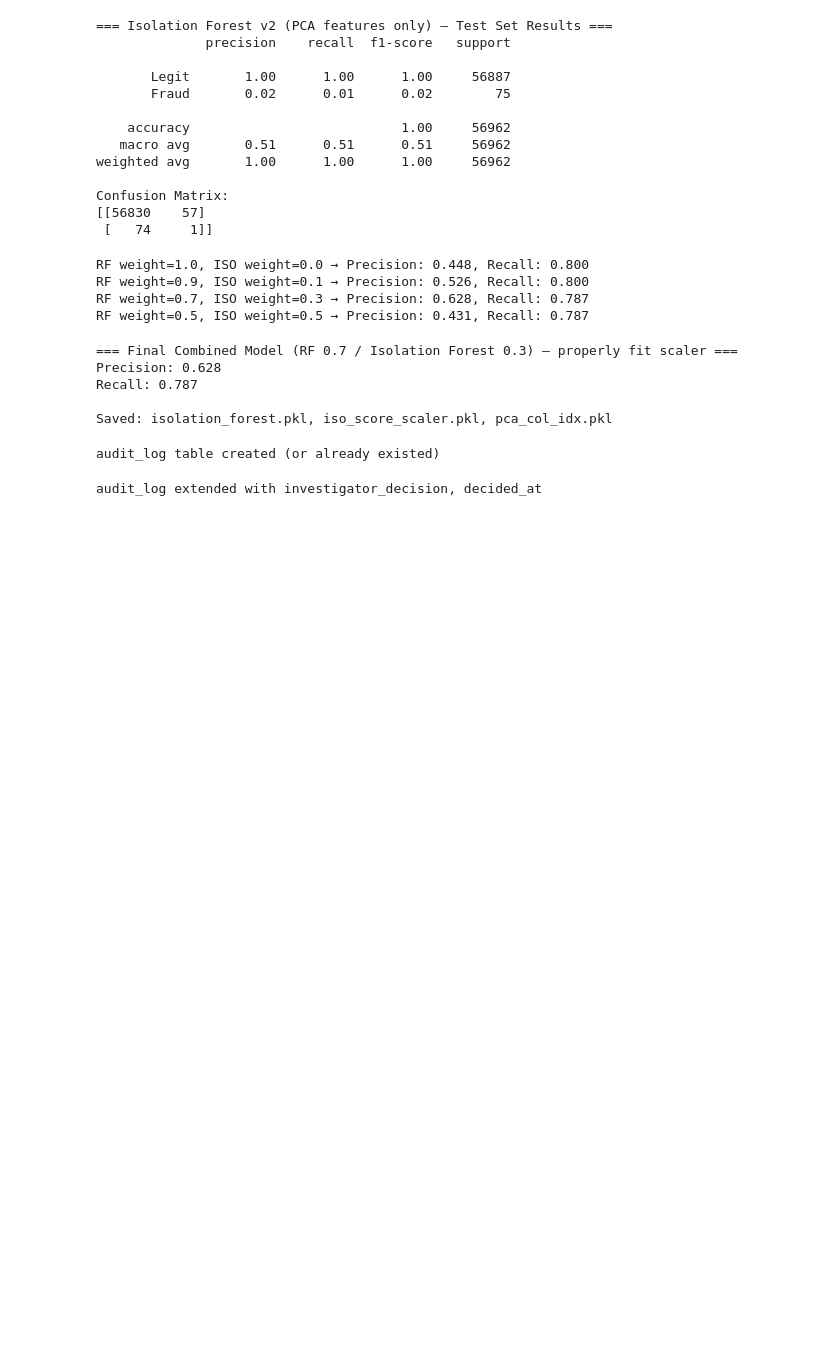
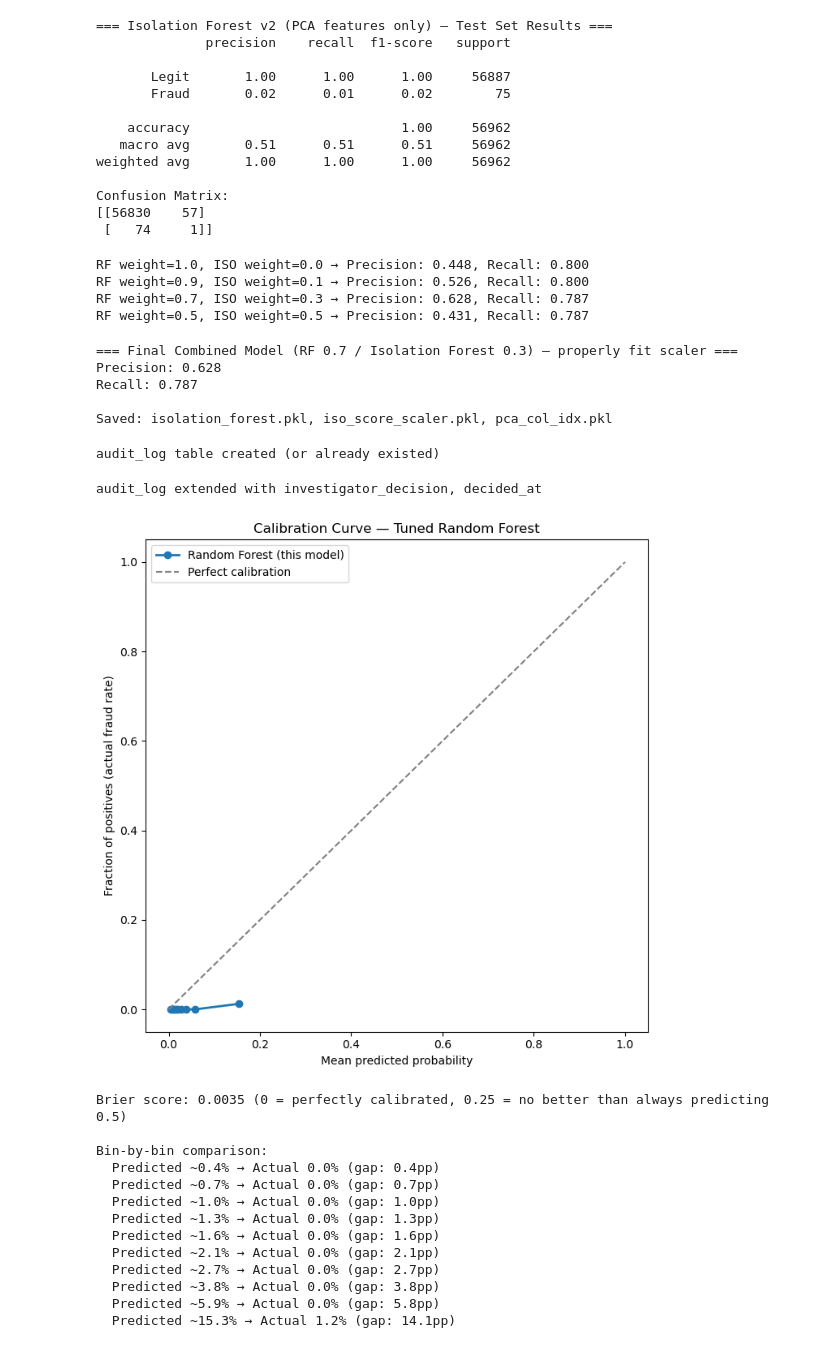
Before and after one commit to Soujanya083/finguard-fraud-detection, a Jupyter notebook: notebooks/03_modeling.ipynb, the cells around one changed output. Drawn from its saved outputs; the diff is of its cells as text; code cells hidden in the pictures; blank space fills up the shorter version.

```diff
--- a/notebooks/03_modeling.ipynb
+++ b/notebooks/03_modeling.ipynb
@@ -713,3 +713,54 @@ with engine.connect() as conn:
 print("audit_log extended with investigator_decision, decided_at")
 # %% [output]
 audit_log extended with investigator_decision, decided_at
+# %%
+# --- Model Calibration Check ---
+# Question: when the model says "70% fraud risk", is it actually right ~70% of the time?
+# A model can have strong precision/recall but still be poorly CALIBRATED --
+# meaning its probability outputs don't reflect true likelihood. This matters
+# a lot for a risk system, since we use probability THRESHOLDS (40%, 80%) to
+# make decisions -- if the scores are miscalibrated, those thresholds don't
+# mean what we think they mean.
+
+from sklearn.calibration import calibration_curve
+import matplotlib.pyplot as plt
+
+# Get the RF's predicted probabilities on the test set (already computed earlier as y_pred_proba_best_rf)
+prob_true, prob_pred = calibration_curve(y_test, y_pred_proba_best_rf, n_bins=10, strategy='quantile')
+
+fig, ax = plt.subplots(figsize=(7, 7))
+ax.plot(prob_pred, prob_true, marker='o', label='Random Forest (this model)', linewidth=2)
+ax.plot([0, 1], [0, 1], linestyle='--', color='gray', label='Perfect calibration')
+ax.set_xlabel('Mean predicted probability')
+ax.set_ylabel('Fraction of positives (actual fraud rate)')
+ax.set_title('Calibration Curve — Tuned Random Forest')
+ax.legend()
+plt.tight_layout()
+plt.savefig('../reports/calibration_curve.png', dpi=120)
+plt.show()
+
+# Quantify the gap: Brier score (lower = better calibrated, 0 = perfect)
+from sklearn.metrics import brier_score_loss
+brier = brier_score_loss(y_test, y_pred_proba_best_rf)
+print(f"Brier score: {brier:.4f} (0 = perfectly calibrated, 0.25 = no better than always predicting 0.5)")
+
+print("\nBin-by-bin comparison:")
+for pt, pp in zip(prob_true, prob_pred):
+    gap = abs(pt - pp)
+    flag = " ⚠️ notable gap" if gap > 0.15 else ""
+    print(f"  Predicted ~{pp*100:.1f}% → Actual {pt*100:.1f}% (gap: {gap*100:.1f}pp){flag}")
+# %% [output]
+[figure, added]
+Brier score: 0.0035 (0 = perfectly calibrated, 0.25 = no better than always predicting 0.5)
+
+Bin-by-bin comparison:
+  Predicted ~0.4% → Actual 0.0% (gap: 0.4pp)
+  Predicted ~0.7% → Actual 0.0% (gap: 0.7pp)
+  Predicted ~1.0% → Actual 0.0% (gap: 1.0pp)
+  Predicted ~1.3% → Actual 0.0% (gap: 1.3pp)
+  Predicted ~1.6% → Actual 0.0% (gap: 1.6pp)
+  Predicted ~2.1% → Actual 0.0% (gap: 2.1pp)
+  Predicted ~2.7% → Actual 0.0% (gap: 2.7pp)
+  Predicted ~3.8% → Actual 0.0% (gap: 3.8pp)
+  Predicted ~5.9% → Actual 0.0% (gap: 5.8pp)
+  Predicted ~15.3% → Actual 1.2% (gap: 14.1pp)
```
Also changed, not shown: parts of 2 cells of this notebook, 5 other files.
